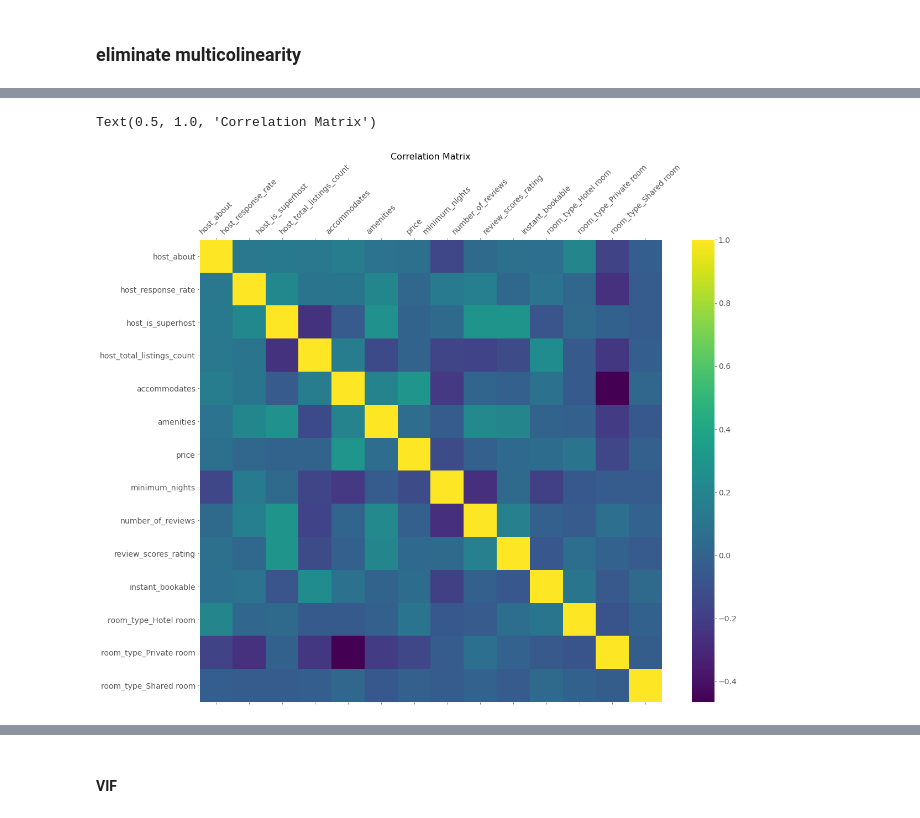
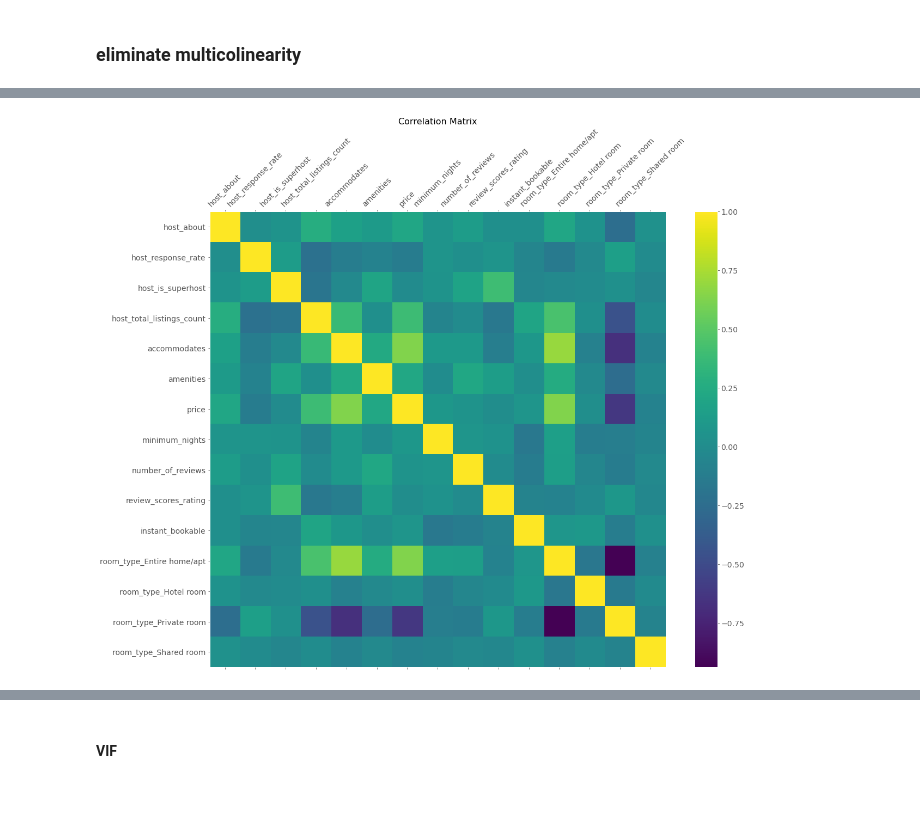
Before and after one commit to Jiawei997/qm, a Jupyter notebook: VIF-regression.ipynb, the cells around one changed output, grey strips where cells are left out. Cells and saved outputs as stored; diff of their text form; code cells hidden in the pictures.

Commit message:
matrix

```diff
--- a/VIF-regression.ipynb
+++ b/VIF-regression.ipynb
@@ -297,15 +297,15 @@ pd.options.display.float_format = '{:40,.4f}'.format # specifies default number
 plt.style.use('ggplot') # specifies that graphs should use ggplot styling
 %matplotlib inline
 # %%
-df2=df_final
+df2=df_numeric
 plt.rcParams["axes.grid"] = False
 f = plt.figure(figsize=(19, 15))
 plt.matshow(df2.corr(), fignum=f.number)
 plt.xticks(range(df2.shape[1]), df2.columns, fontsize=14, rotation=45)
 plt.yticks(range(df2.shape[1]), df2.columns, fontsize=14)
 cb = plt.colorbar()
 cb.ax.tick_params(labelsize=14)
 plt.title('Correlation Matrix', fontsize=16)
+plt.savefig('Correlation_Matrix.png')
 # %% [output]
-Text(0.5, 1.0, 'Correlation Matrix')
-[figure, old version]
+[figure, new version]
```
Also changed, not shown: parts of 6 cells of this notebook.
